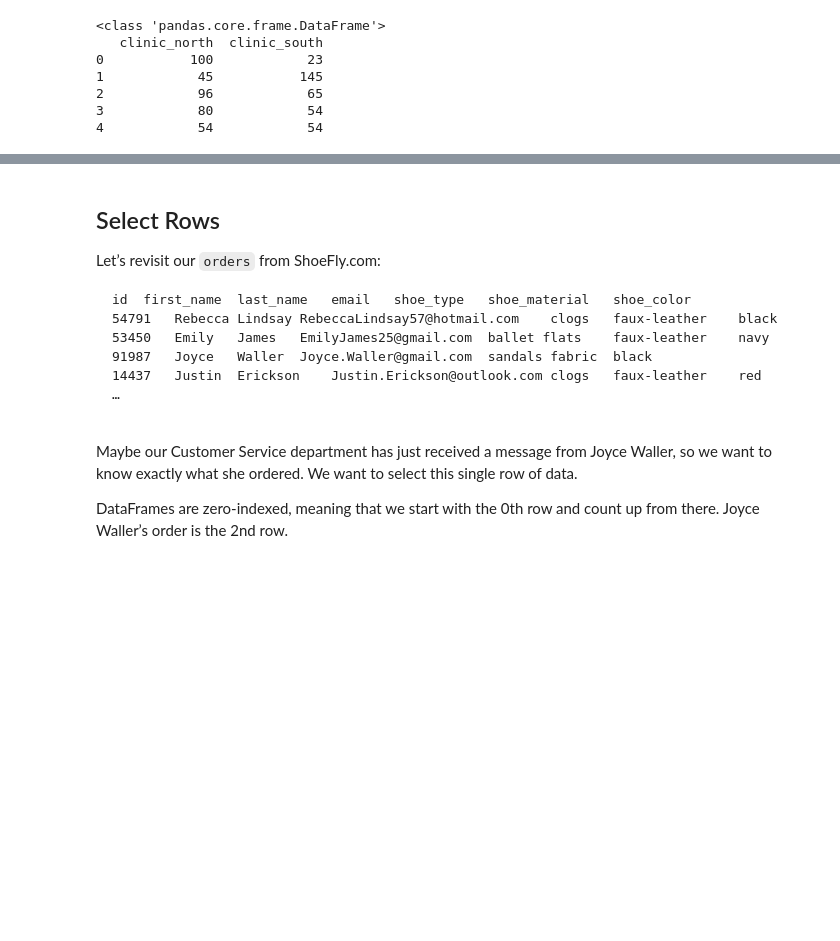
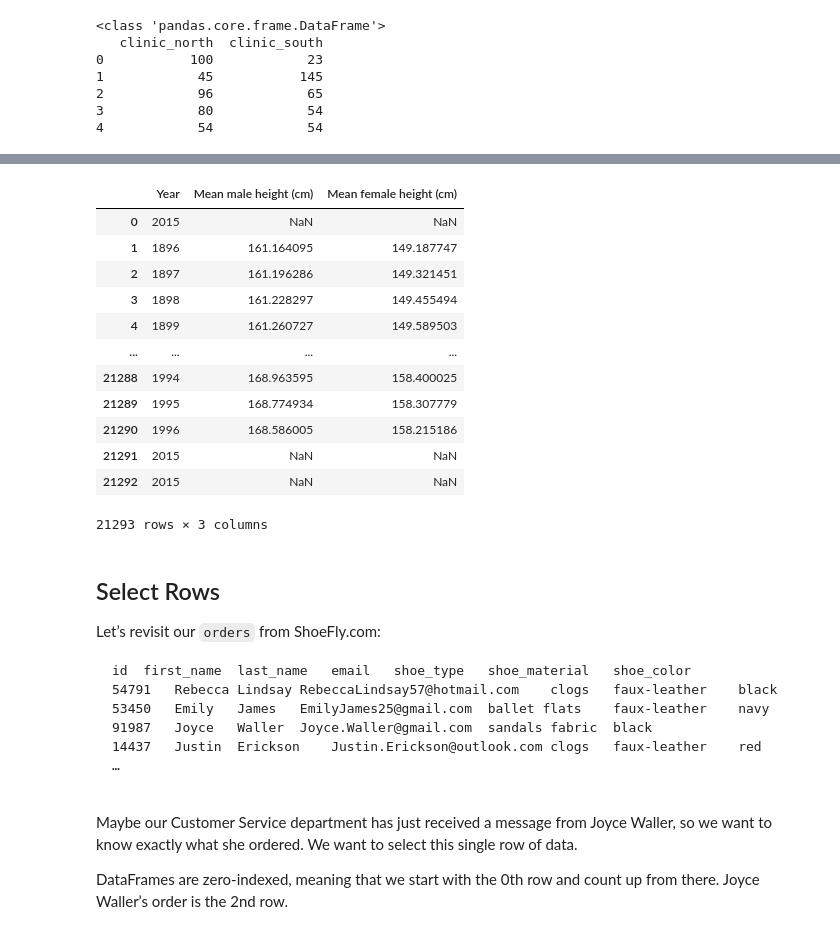
Before and after one commit to santiagojaramillo06/Pandas, a Jupyter notebook: 1_Intro_to_Pandas.ipynb, the cells around one changed output, grey strips where cells are left out. Cells and saved outputs as stored; diff of their text form; code cells hidden in the pictures; blank space fills up the shorter version.

```diff
--- a/1_Intro_to_Pandas.ipynb
+++ b/1_Intro_to_Pandas.ipynb
@@ -295,3 +476,20 @@ print(clinic_north_south.head())
+# %%
+my_data = world_heights[['Year', 'Mean male height (cm)', 'Mean female height (cm)']]
+my_data
+# %% [output]
+|  | Year | Mean male height (cm) | Mean female height (cm) |
+| 0 | 2015 | NaN | NaN |
+| 1 | 1896 | 161.164095 | 149.187747 |
+| 2 | 1897 | 161.196286 | 149.321451 |
+| 3 | 1898 | 161.228297 | 149.455494 |
+| 4 | 1899 | 161.260727 | 149.589503 |
+| ... | ... | ... | ... |
+| 21288 | 1994 | 168.963595 | 158.400025 |
+| 21289 | 1995 | 168.774934 | 158.307779 |
+| 21290 | 1996 | 168.586005 | 158.215186 |
+| 21291 | 2015 | NaN | NaN |
+| 21292 | 2015 | NaN | NaN |
+21293 rows × 3 columns
 # %% [markdown]
 ## Select Rows
 
```
Also changed, not shown: parts of 22 cells of this notebook, 1 other file.
